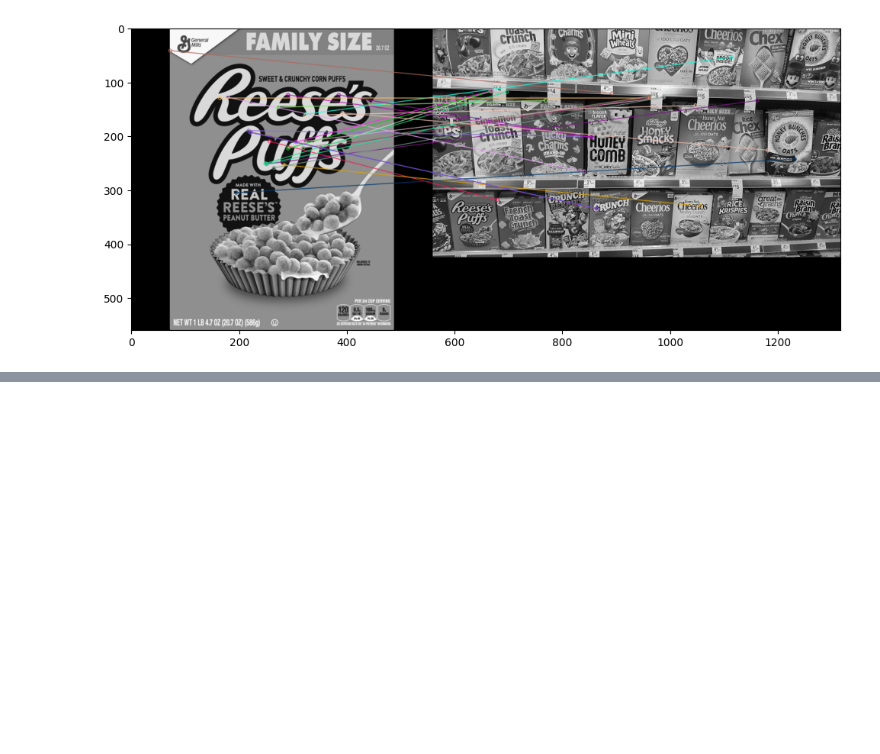
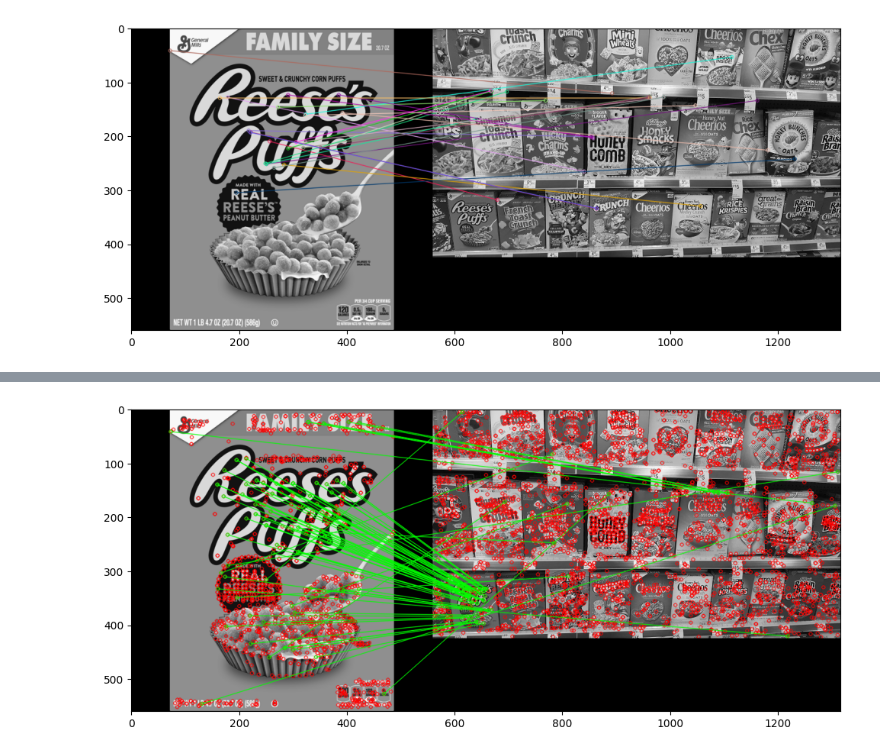
Before and after one commit to jlainezs/Course-ComputerVisionWithPython, a Jupyter notebook: 06-ObjectDetectionWithOpenCvAndPython/48-FeatureMatching-I.ipynb, the cells around one changed output, grey strips where cells are left out. Cells and saved outputs as stored; diff of their text form; code cells hidden in the pictures; blank space fills up the shorter version.

```diff
--- a/06-ObjectDetectionWithOpenCvAndPython/48-FeatureMatching-I.ipynb
+++ b/06-ObjectDetectionWithOpenCvAndPython/48-FeatureMatching-I.ipynb
@@ -33,0 +61,21 @@ display(reeses_matches)
+# %%
+flann = cv2.FlannBasedMatcher(index_params, search_params)
+# %%
+matches = flann.knnMatch(des1, des2, k=2)
+matchesMask = [[0,0] for i in range(len(matches))]
+
+# good = []
+for i, (match1, match2) in enumerate(matches):
+    if match1.distance < 0.75*match2.distance:
+        #good.append([match1])
+        matchesMask[i] = [1,0]
+# %%
+draw_params = dict(matchColor = (0,255,0),
+                   singlePointColor = (255,0,0),
+                   matchesMask = matchesMask,
+                   flags = 0)
+# flann_matches = cv2.drawMatchesKnn(reeses, kp1, cereals, kp2, good, None, flags=2)
+flann_matches = cv2.drawMatchesKnn(reeses, kp1, cereals, kp2, matches, None, **draw_params)
+display(flann_matches)
+# %% [output]
+[figure, added]
```
Also changed, not shown: parts of 7 cells of this notebook.
